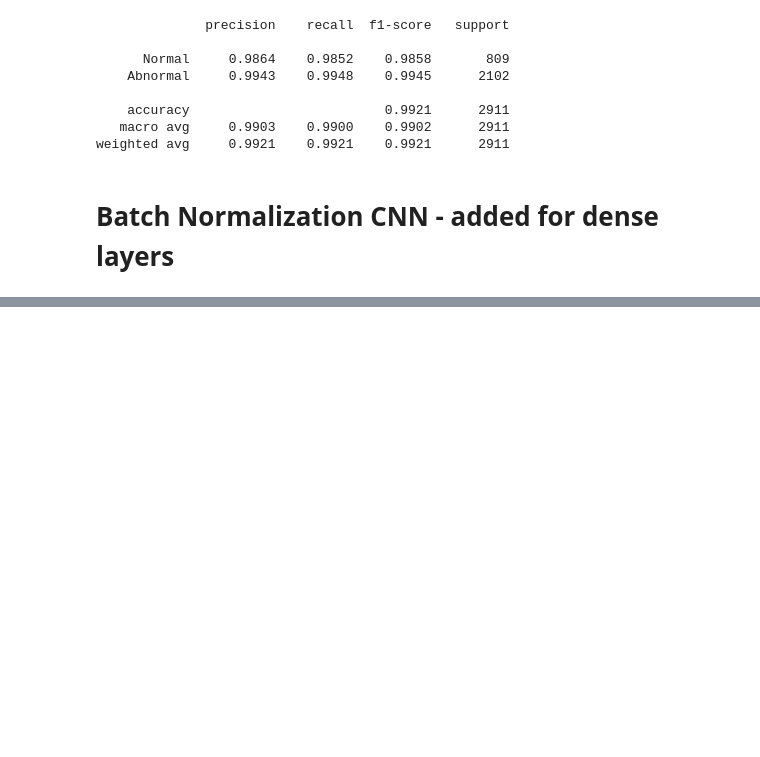
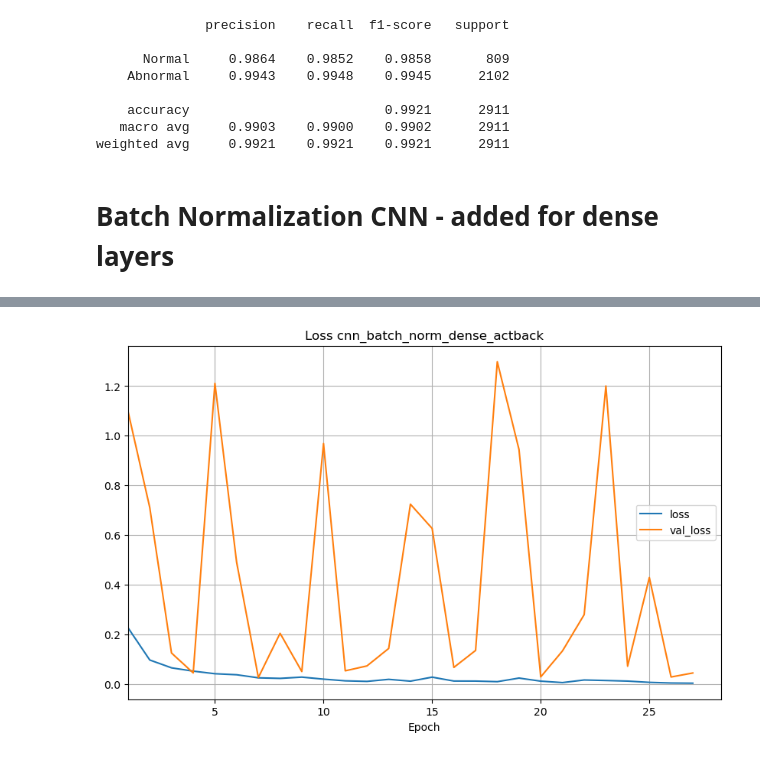
Before and after one commit to JespervanGils/DL-Project-ECG, a Jupyter notebook: DL_Project_ECG_PTB-DB_Iteration_5.ipynb, the cells around one changed output, grey strips where cells are left out. Cells and saved outputs as stored; diff of their text form; code cells hidden in the pictures; blank space fills up the shorter version.

```diff
--- a/DL_Project_ECG_PTB-DB_Iteration_5.ipynb
+++ b/DL_Project_ECG_PTB-DB_Iteration_5.ipynb
@@ -1570,0 +1573,2 @@ weighted avg     0.9925    0.9924    0.9925      2911
+# %%
+name = 'cnn_batch_norm_dense_actback'
@@ -1570,0 +1612,9 @@ weighted avg     0.9925    0.9924    0.9925      2911
+# %%
+callbacks = [EarlyStopping(monitor='val_loss', patience=20),
+            ModelCheckpoint(filepath = 'train_model.h5', monitor='val_loss', save_best_only=True)]
+
+# train the model
+history = model.fit(X_train, y_train, validation_data=(X_valid, y_valid), callbacks=callbacks, batch_size=32, epochs=100, verbose=1)
+
+model.load_weights('train_model.h5')
+save_model(model, name, 'keras')
@@ -1570,0 +1639,17 @@ weighted avg     0.9925    0.9924    0.9925      2911
+# %%
+history_df = pd.DataFrame(history.history)
+history_df.index += 1
+
+cols = ['loss', 'val_loss']
+
+plt.figure(figsize=(10,6))
+plt.plot(history_df[cols])
+plt.grid(True)
+plt.xlabel('Epoch')
+plt.gca().set_xlim(left=1)
+plt_title = 'Loss ' + name
+plt.title(plt_title)
+plt.legend(cols, loc="right")
+plt.show()
+# %% [output]
+[figure, added]
```
Also changed, not shown: parts of 14 cells of this notebook.
